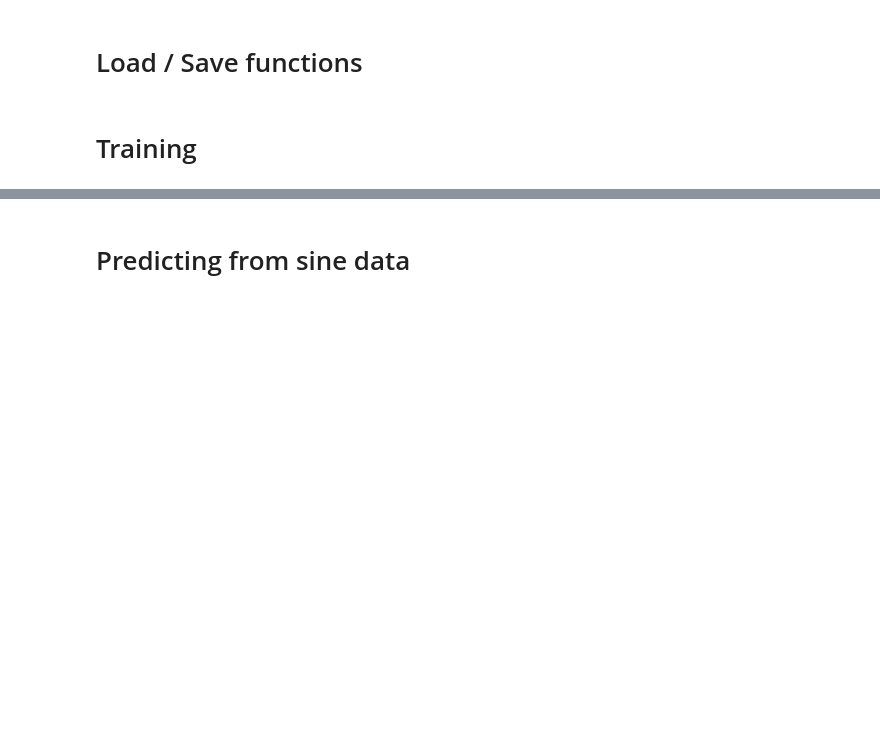
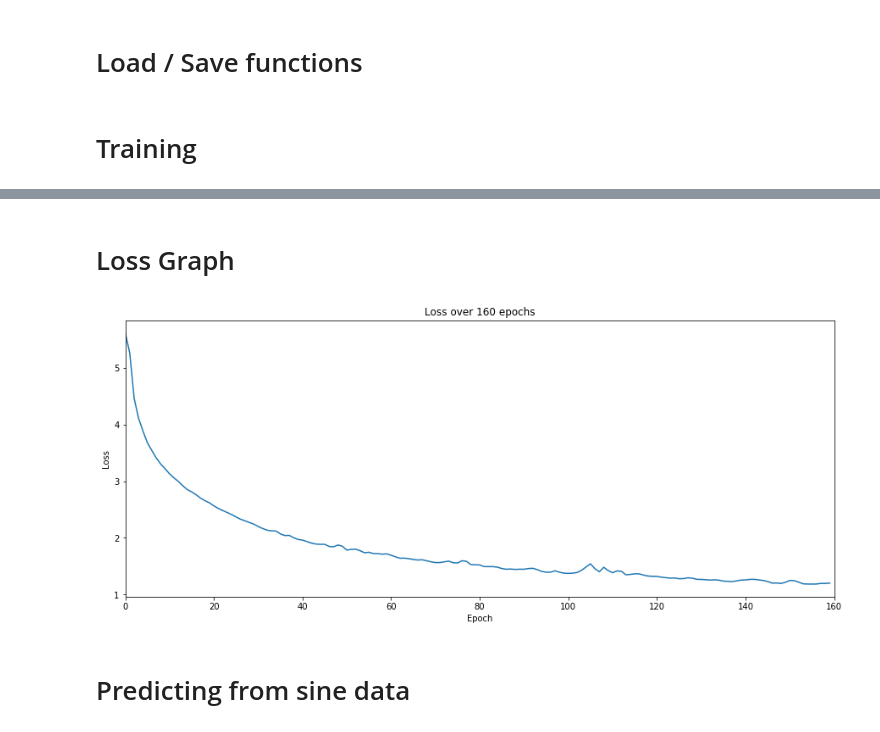
Before and after one commit to RiccardoGrin/WaveNet_Pytorch, a Jupyter notebook: Wavenet.ipynb, the cells around one changed output, grey strips where cells are left out. Cells and saved outputs as stored; diff of their text form; code cells hidden in the pictures; blank space fills up the shorter version.

```diff
--- a/Wavenet.ipynb
+++ b/Wavenet.ipynb
@@ -225,3 +306,15 @@ KeyboardInterrupt:
+# %% [markdown]
+# Loss Graph
+# %%
+plt.figure(figsize=[15,6])
+plt.plot(loss_save)
+plt.xlim([0, len(loss_save)])
+plt.xlabel("Epoch")
+plt.ylabel("Loss")
+plt.title('Loss over {} epochs'.format(len(loss_save)))
+plt.show()
+# %% [output]
+[figure, added]
 # %% [markdown]
 # Predicting from sine data
 # %%
```
Also changed, not shown: parts of 9 cells of this notebook.
